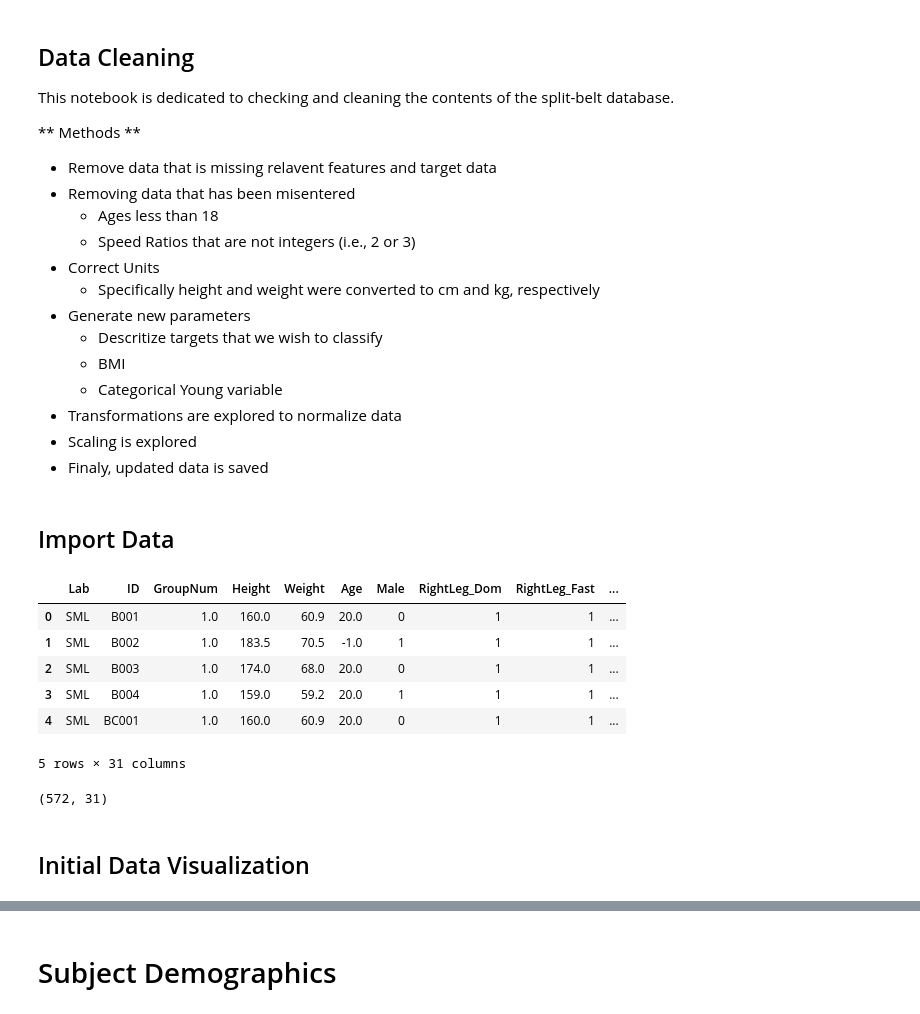
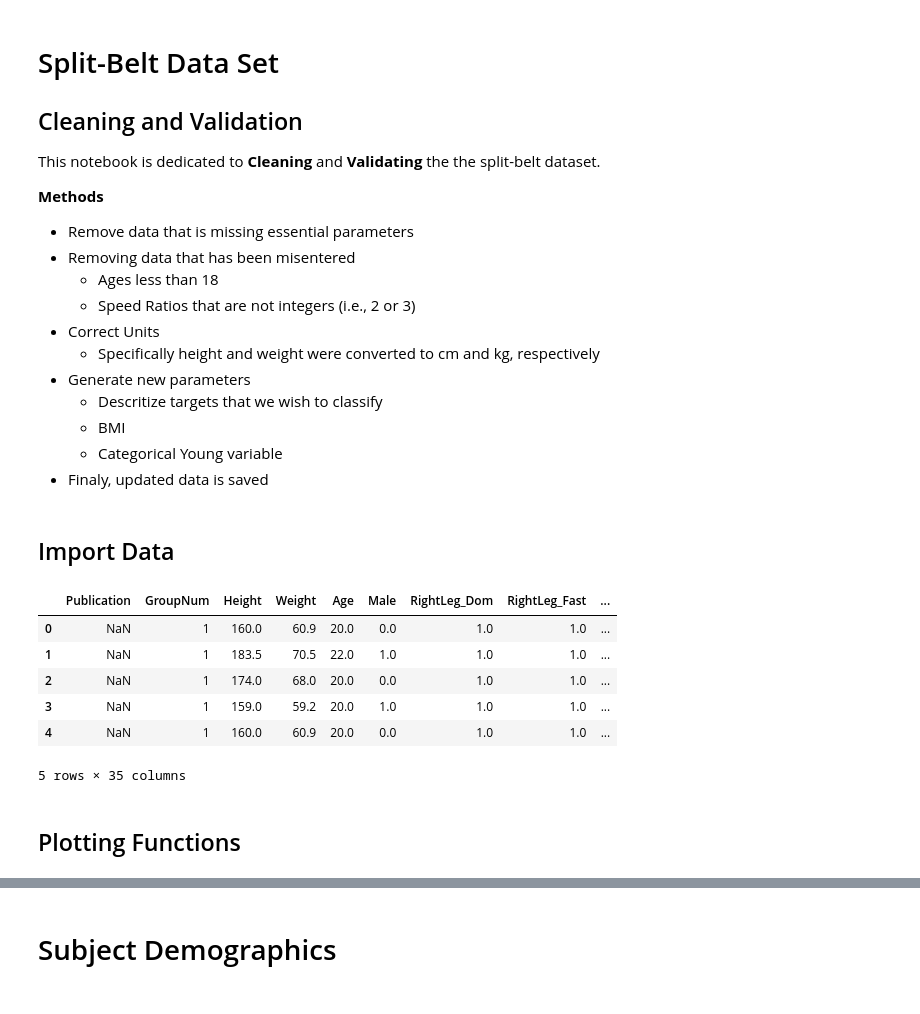
Before and after one commit to csombric/SplitBeltDatabase, a Jupyter notebook: SplitBeltAnalysis_DataCleaning.ipynb, the cells around one changed output, grey strips where cells are left out. Saved outputs shown, nothing was run; the diff lists cells and outputs as text; code cells hidden in the pictures.

Commit message:
UpdatedAnalysis
Here is the updated analysis from 2020 on my progress on the split-belt
classification project.

```diff
--- a/SplitBeltAnalysis_DataCleaning.ipynb
+++ b/SplitBeltAnalysis_DataCleaning.ipynb
@@ -1,11 +1,12 @@
 # %% [markdown]
-Data Cleaning
----
+# Split-Belt Data Set
 
-This notebook is dedicated to checking and cleaning the contents of the split-belt database.
+## Cleaning and Validation
 
-** Methods **
-- Remove data that is missing relavent features and target data
+This notebook is dedicated to **Cleaning** and **Validating** the the split-belt dataset.
+
+**Methods**
+- Remove data that is missing essential parameters
 - Removing data that has been misentered
     - Ages less than 18
     - Speed Ratios that are not integers (i.e., 2 or 3)
@@ -15,8 +16,6 @@ This notebook is dedicated to checking and cleaning the contents of the split-be
     - Descritize targets that we wish to classify
     - BMI
     - Categorical Young variable
-- Transformations are explored to normalize data
-- Scaling is explored
 - Finaly, updated data is saved
 # %% [markdown]
 Import Data
@@ -24,30 +23,25 @@ Import Data
 # %%
 import pandas as pd
 
-#df = pd.read_csv("DataBase_Draft_2_18_2020.csv")
-#df = pd.read_csv("DataBase_Draft_3_23_2020.csv")
-df = pd.read_csv("DataBase_Draft_5_13_2020.csv")
+df = pd.read_csv("DataBase_Draft_12_28_2020_First.csv", engine='python')
+df = df.drop(columns=['Lab', 'Institution', 'ID'])
 df.head()
 # %% [output]
-|  | Lab | ID | GroupNum | Height | Weight | Age | Male | RightLeg_Dom | RightLeg_Fast | ... |
-| 0 | SML | B001 | 1.0 | 160.0 | 60.9 | 20.0 | 0 | 1 | 1 | ... |
-| 1 | SML | B002 | 1.0 | 183.5 | 70.5 | -1.0 | 1 | 1 | 1 | ... |
-| 2 | SML | B003 | 1.0 | 174.0 | 68.0 | 20.0 | 0 | 1 | 1 | ... |
-| 3 | SML | B004 | 1.0 | 159.0 | 59.2 | 20.0 | 1 | 1 | 1 | ... |
-| 4 | SML | BC001 | 1.0 | 160.0 | 60.9 | 20.0 | 0 | 1 | 1 | ... |
+|  | Publication | GroupNum | Height | Weight | Age | Male | RightLeg_Dom | RightLeg_Fast | ... |
+| 0 | NaN | 1 | 160.0 | 60.9 | 20.0 | 0.0 | 1.0 | 1.0 | ... |
+| 1 | NaN | 1 | 183.5 | 70.5 | 22.0 | 1.0 | 1.0 | 1.0 | ... |
+| 2 | NaN | 1 | 174.0 | 68.0 | 20.0 | 0.0 | 1.0 | 1.0 | ... |
+| 3 | NaN | 1 | 159.0 | 59.2 | 20.0 | 1.0 | 1.0 | 1.0 | ... |
+| 4 | NaN | 1 | 160.0 | 60.9 | 20.0 | 0.0 | 1.0 | 1.0 | ... |
-5 rows × 31 columns
+5 rows × 35 columns
-# %%
-df.shape
-# %% [output]
-(572, 31)
 # %%
 # set random seed to increase repeatability
 import numpy as np
 RSEED=50
 np.random.seed(RSEED)
-# %% [markdown]
-Initial Data Visualization
----
+# %% [markdown]
+Plotting Functions
+---
 # %%
 import matplotlib.pyplot as plt  # To visualize
 import seaborn as sns # Also to visualize
```
Also changed, not shown: parts of 81 cells of this notebook, 11 other files.
